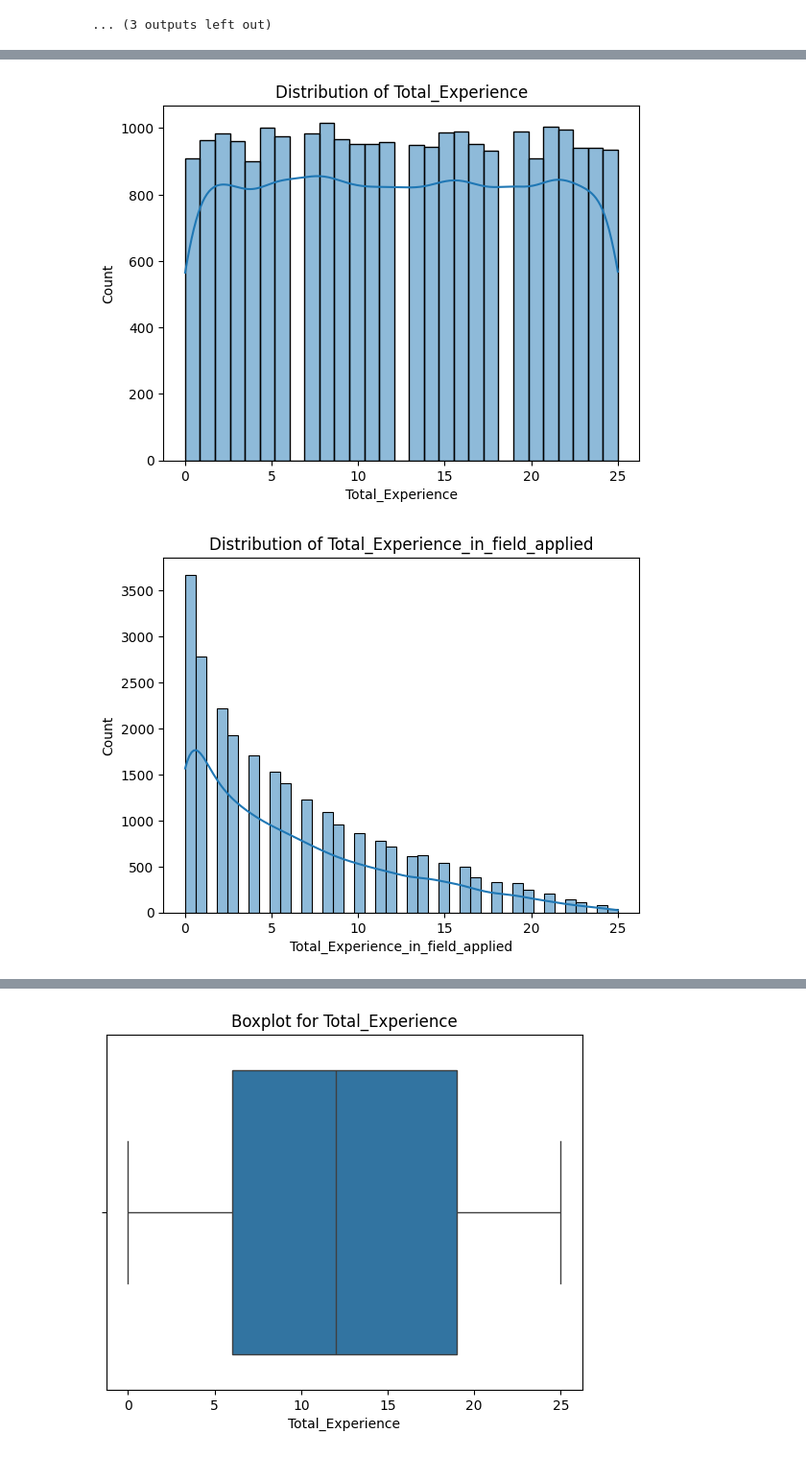
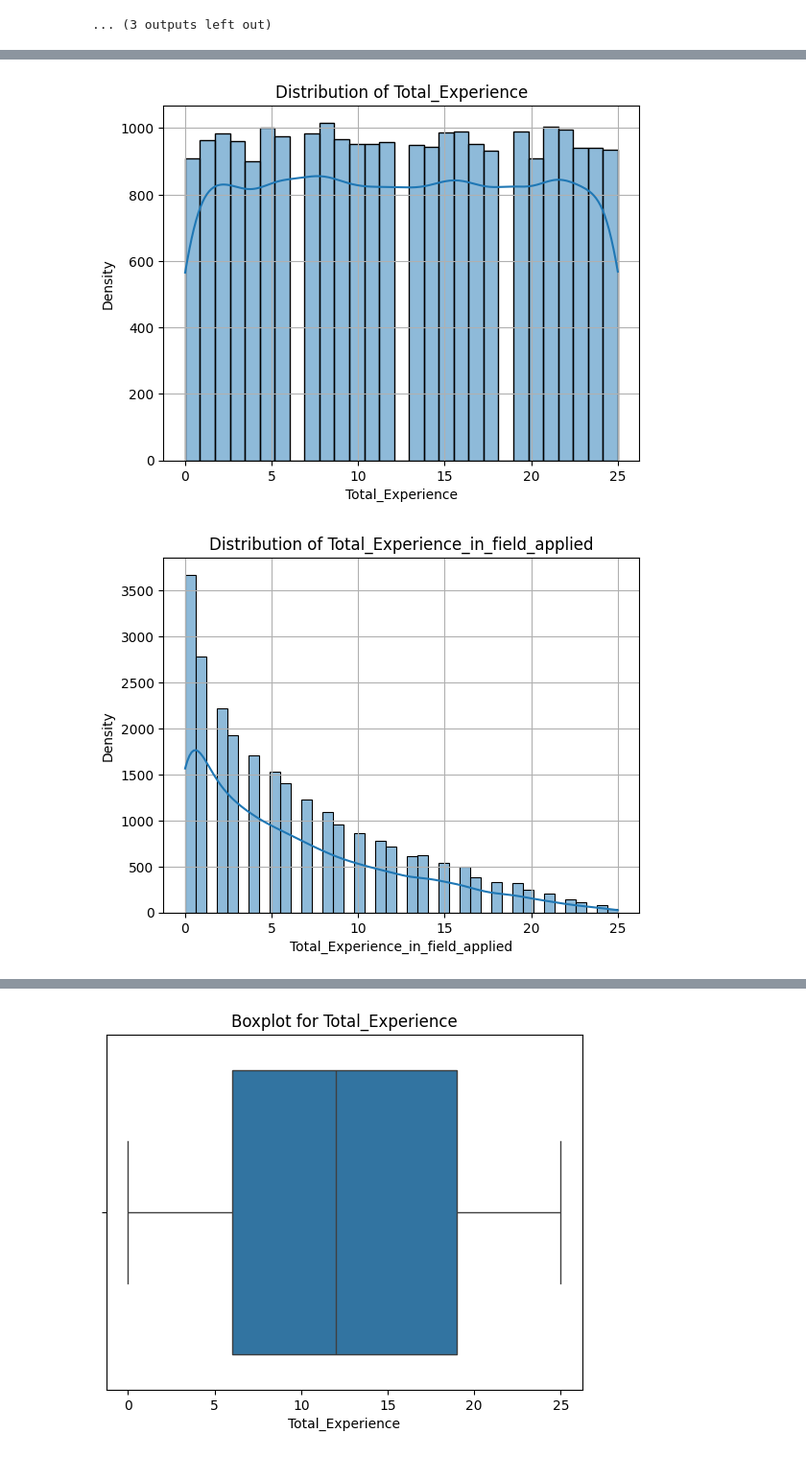
Before and after one commit to ritwik4m/salary-prediction-delta, a Jupyter notebook: notebooks/preprocessing.ipynb, the cells around one changed output, grey strips where cells are left out. Shown at 96% size. Cells and saved outputs as stored; diff of their text form; code cells hidden in the pictures.

```diff
--- a/notebooks/preprocessing.ipynb
+++ b/notebooks/preprocessing.ipynb
@@ -243,14 +303,22 @@ sns.displot(data=df, x='Expected_CTC', col='Education', kde=True, col_wrap=2, he
+# %%
+# True continuous features
+continuous_cols = [
+    'Total_Experience', 'Total_Experience_in_field_applied',
+    'Current_CTC', 'Expected_CTC'
+]
+
+# Discrete count features
+discrete_count_cols = [
+    'No_Of_Companies_worked', 'Number_of_Publications', 'Certifications'
+]
 # %%
-continuous_cols = [
-    'Total_Experience', 'Total_Experience_in_field_applied',
-    'Current_CTC', 'Expected_CTC', 'No_Of_Companies_worked',
-    'Number_of_Publications', 'Certifications'
-]
-
 for col in continuous_cols:
     sns.histplot(df[col].dropna(), kde=True)
     plt.title(f'Distribution of {col}')
+    plt.xlabel(col)
+    plt.ylabel('Density')
+    plt.grid(True)
     plt.show()
 # %% [output]
-[figure, old version]
+[figure, new version]
-[figure, old version]
+[figure, new version]
```
Also changed, not shown: parts of 17 cells of this notebook.
